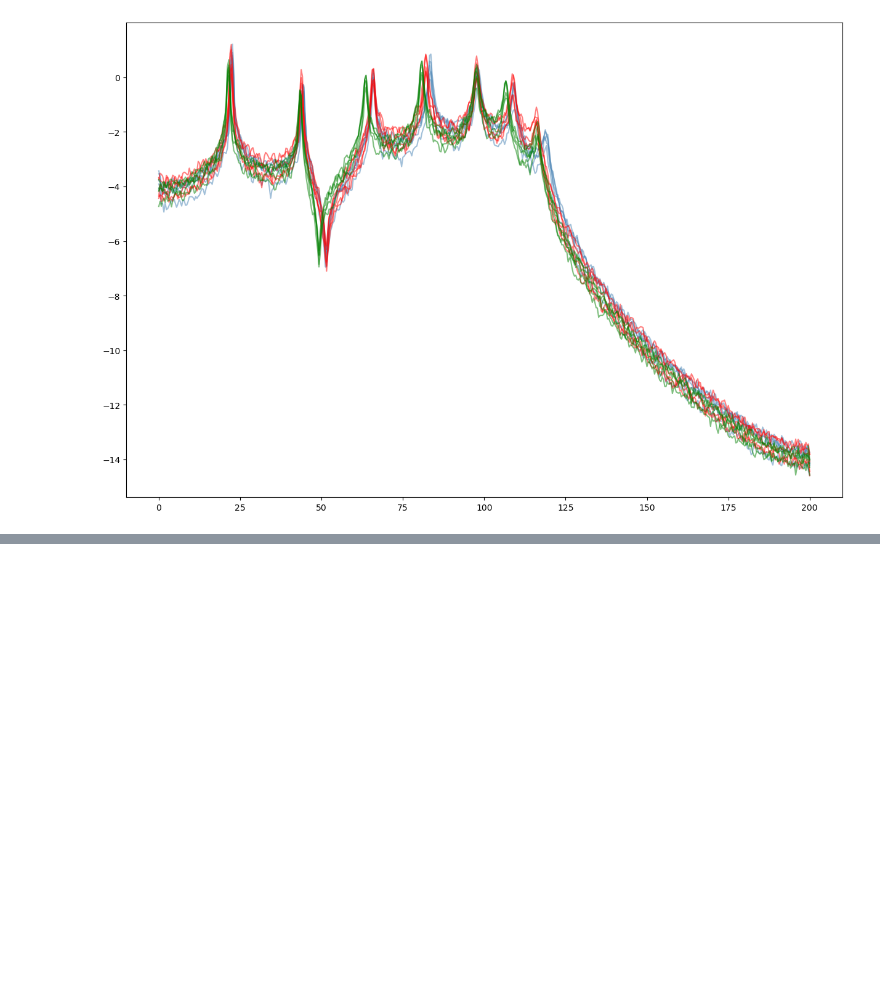
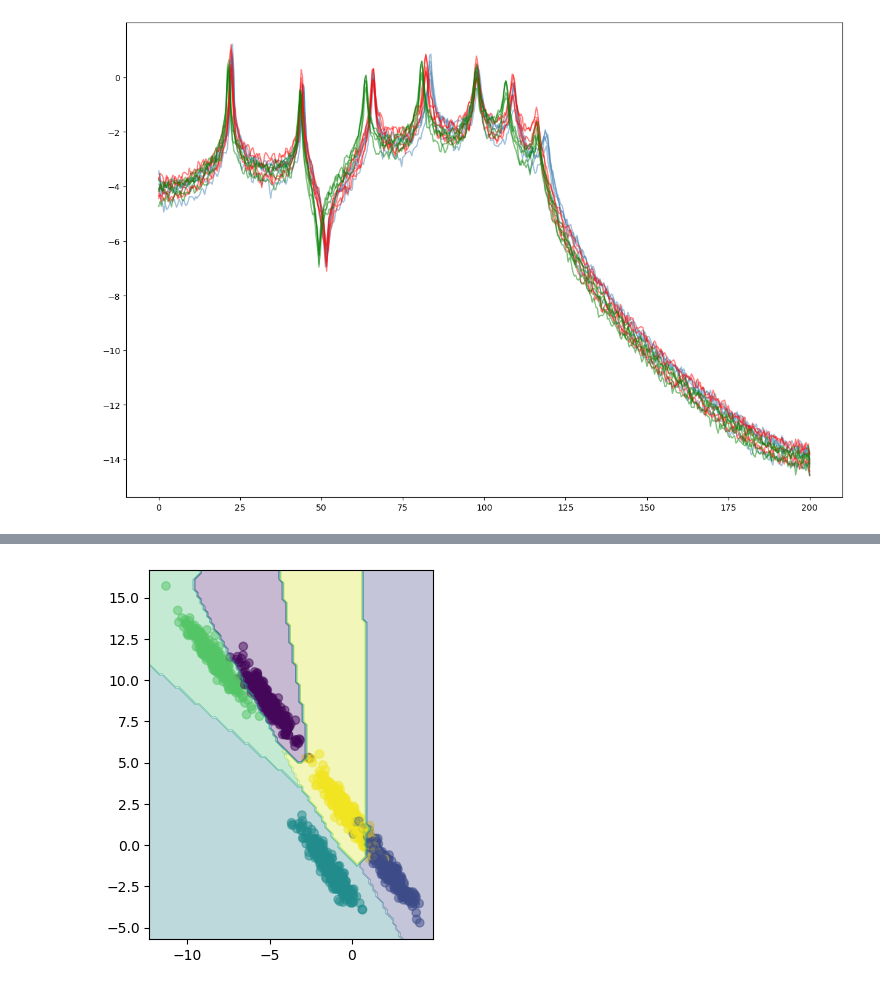
Before and after one commit to YacineBelHadj/PBSHM_mdof, a Jupyter notebook: notebooks/classification.ipynb, the cells around one changed output, grey strips where cells are left out. Drawn from its saved outputs; the diff is of its cells as text; code cells hidden in the pictures; blank space fills up the shorter version.

```diff
--- a/notebooks/classification.ipynb
+++ b/notebooks/classification.ipynb
@@ -634,0 +694,22 @@ plt.plot(freq,PSDs[np.where(system_name==2)][0:10].T)
+# %%
+import matplotlib.pyplot as plt
+import numpy as np
+
+# define a meshgrid to create the heatmap
+h = 0.2
+x_min, x_max = X[:, 0].min() - 1, X[:, 0].max() + 1
+y_min, y_max = X[:, 1].min() - 1, X[:, 1].max() + 1
+xx, yy = np.meshgrid(np.arange(x_min, x_max, h),
+                     np.arange(y_min, y_max, h))
+
+# create the classification map by applying the model to the meshgrid
+Z = np.argmax(model.predict(np.c_[xx.ravel(), yy.ravel()]), axis=-1)
+Z = Z.reshape(xx.shape)
+
+# plot the cluster and the classification map with a heatmap
+fig, ax = plt.subplots()
+ax.set_aspect('equal')
+ax.scatter(X[:, 0], X[:, 1], c=y, cmap='viridis', alpha=0.5)
+ax.contourf(xx, yy, Z, cmap='viridis', alpha=0.3)
+plt.show()
+# %% [output]
@@ -634,0 +717 @@ plt.plot(freq,PSDs[np.where(system_name==2)][0:10].T)
+[figure, added]
```
Also changed, not shown: parts of 4 cells of this notebook, 24 other files.
